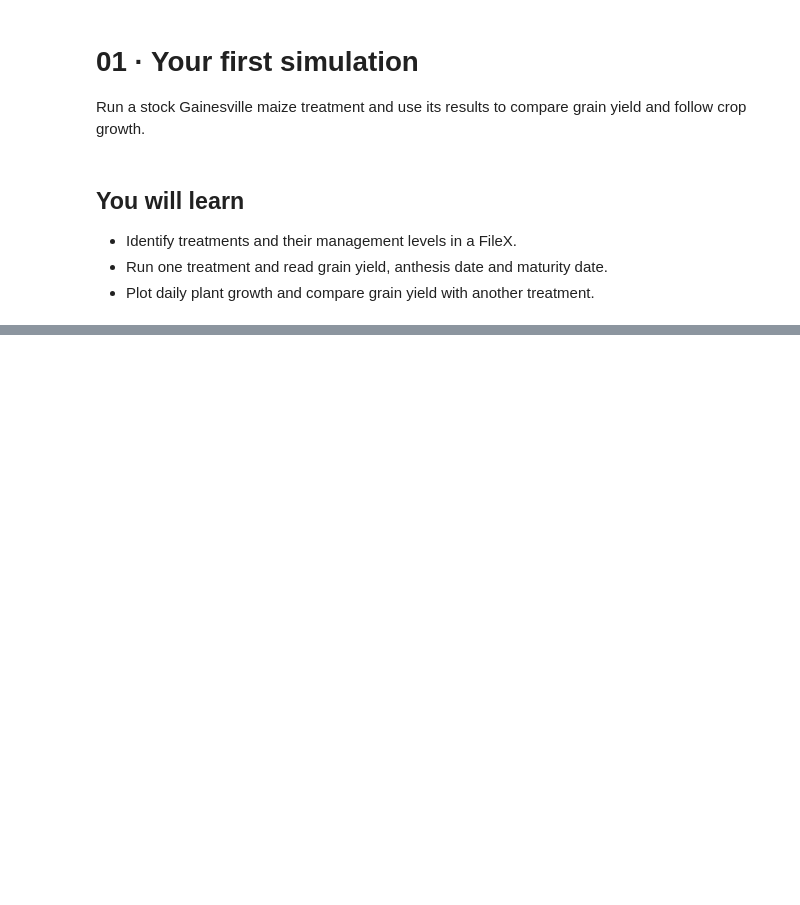
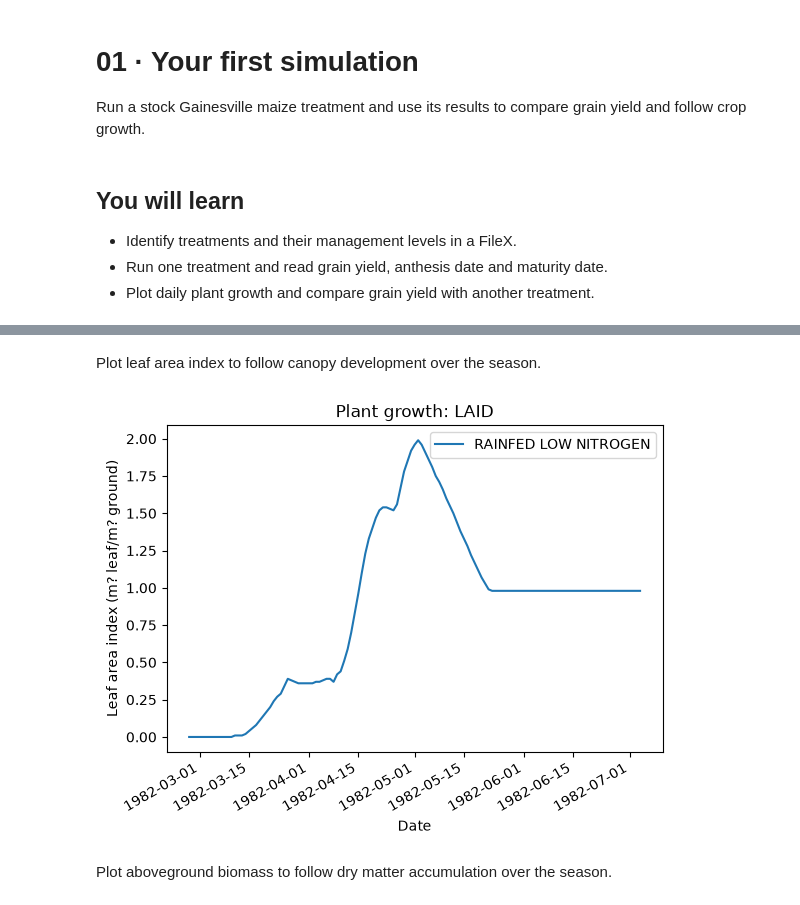
Before and after one commit to AbdelrahmanAmr3/dssatlab, a Jupyter notebook: course/01_first_simulation/lesson.ipynb, the cells around one changed output, grey strips where cells are left out. Drawn from its saved outputs; the diff is of its cells as text; code cells hidden in the pictures; blank space fills up the shorter version.

```diff
--- a/course/01_first_simulation/lesson.ipynb
+++ b/course/01_first_simulation/lesson.ipynb
@@ -181,3 +31,0 @@ Hint: edit `treatment=2` in this one cell; the TREATMENTS preview shows the avai
-# %%
-# Run another treatment; edit the treatment number here.
-other_result = dl.run(filex, treatment=2)
@@ -215,0 +106,12 @@ Next: [02 · Planting-date sweep](../02_planting_dates/lesson.ipynb).
+# %% [markdown]
+Plot leaf area index to follow canopy development over the season.
+# %%
+# Plot daily leaf area index with units and readable dates.
+ax = dl.plot_plant_growth(result.run_dir, variable="LAID")
+ax.set_ylabel("Leaf area index (m? leaf/m? ground)")
+ax.figure.autofmt_xdate()
+plt.show()
+# %% [output]
+[figure, added]
+# %% [markdown]
+Plot aboveground biomass to follow dry matter accumulation over the season.
```
Also changed, not shown: parts of 65 cells of this notebook, 1 other file.
